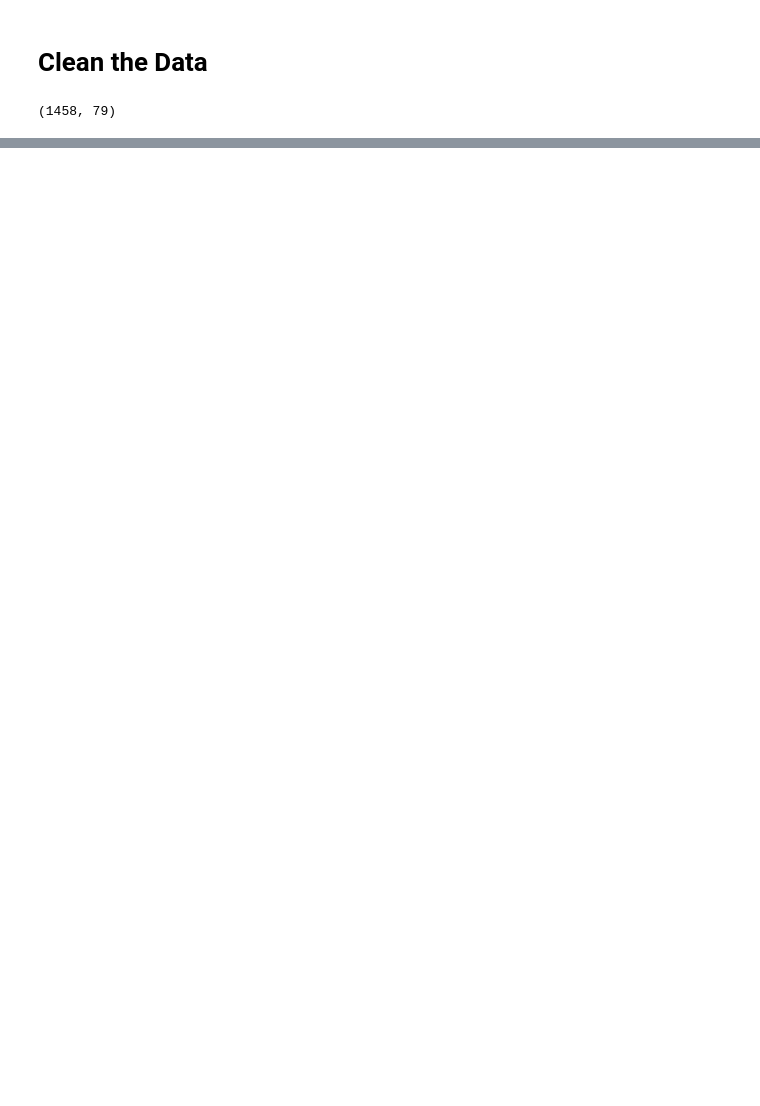
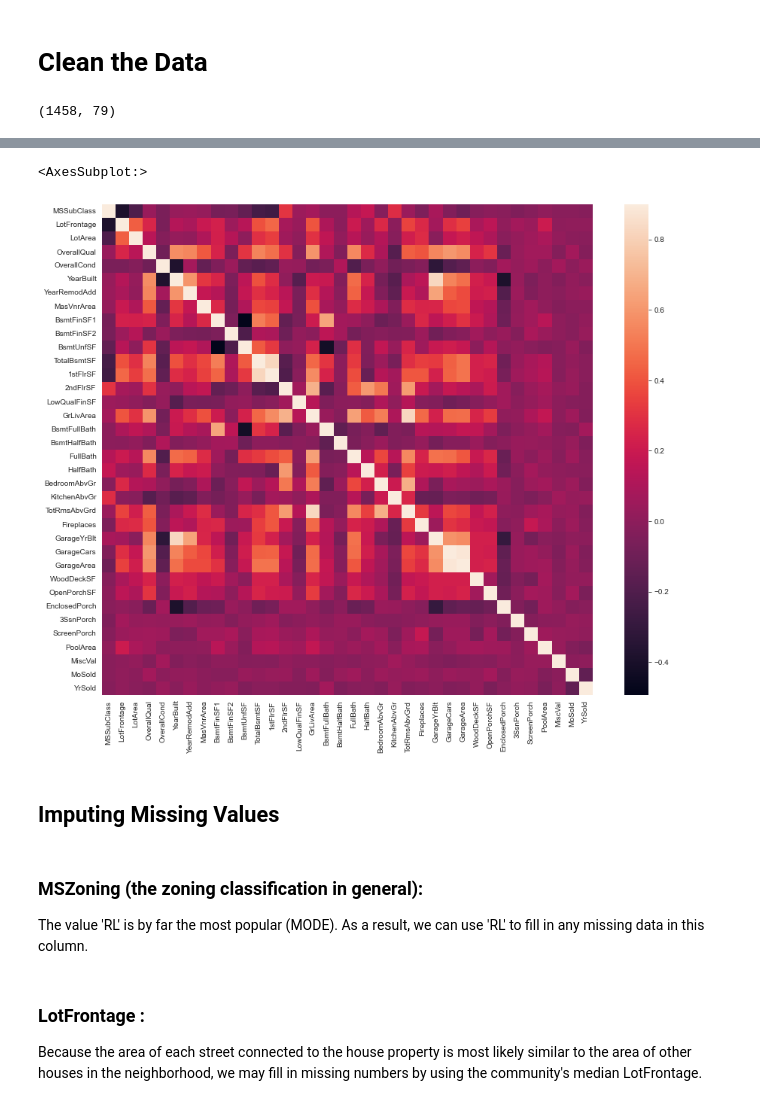
Before and after one commit to Ghanashri-m/255_Team_02, a Jupyter notebook: code/app/Housing_Saleprice_Analysis_Ghanashri.ipynb, the cells around one changed output, grey strips where cells are left out. Cells and saved outputs as stored; diff of their text form; code cells hidden in the pictures; blank space fills up the shorter version.

```diff
--- a/code/app/Housing_Saleprice_Analysis_Ghanashri.ipynb
+++ b/code/app/Housing_Saleprice_Analysis_Ghanashri.ipynb
@@ -234,0 +237,10 @@ Total number of null values:
+# %%
+#Correlation map to see how features are correlated with SalePrice
+corrmat = housing_dataset.corr()
+plt.subplots(figsize=(15,12))
+sns.heatmap(corrmat, vmax=0.9, square=True)
+# %% [output]
+<AxesSubplot:>
+[figure, added]
+# %% [markdown]
+## Imputing Missing Values
@@ -234,0 +250,3 @@ Total number of null values:
+# %% [markdown]
+### MSZoning (the zoning classification in general):
+The value 'RL' is by far the most popular (MODE). As a result, we can use 'RL' to fill in any missing data in this column.
@@ -234,0 +255,3 @@ Total number of null values:
+# %% [markdown]
+### LotFrontage :
+Because the area of each street connected to the house property is most likely similar to the area of other houses in the neighborhood, we may fill in missing numbers by using the community's median LotFrontage.
```
Also changed, not shown: parts of 44 cells of this notebook.
